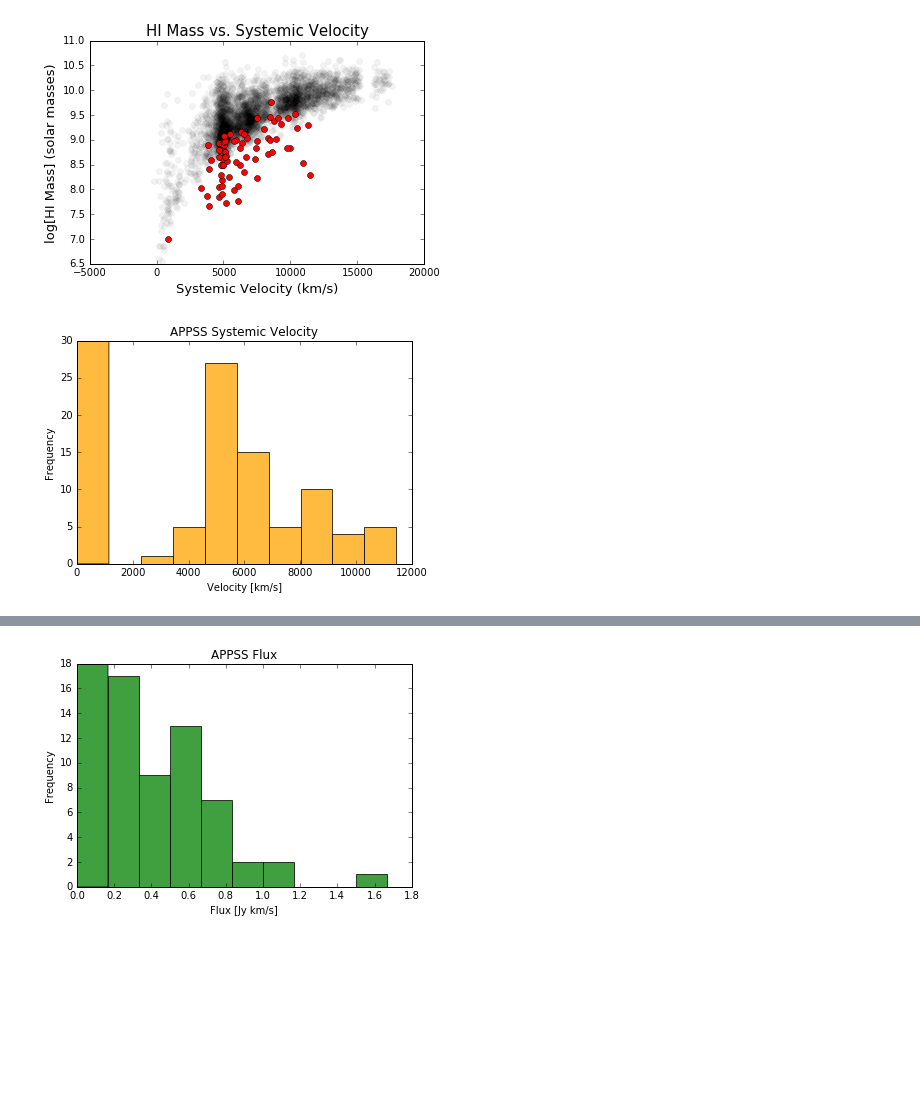
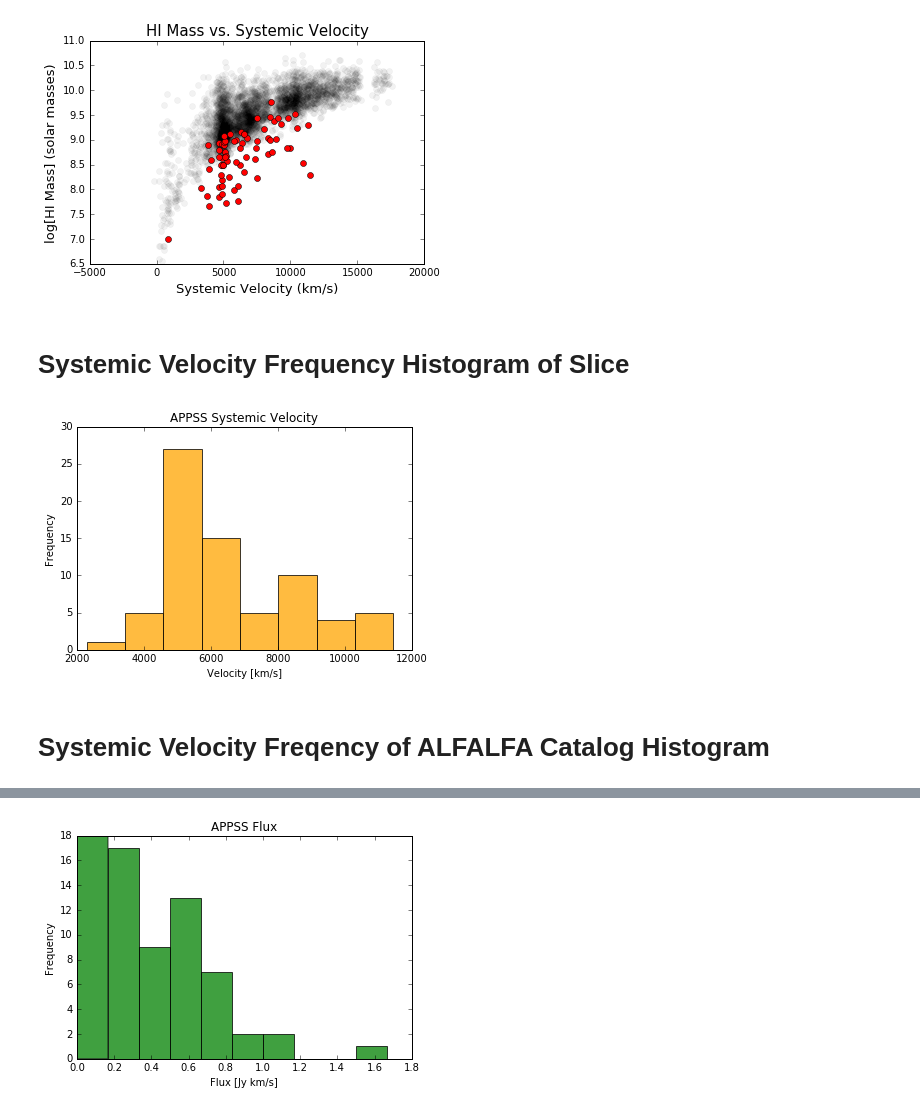
Before and after one commit to jsribaud/APPSS, a Jupyter notebook: Green_Bank_18.ipynb, the cells around one changed output, grey strips where cells are left out. Cells and saved outputs as stored; diff of their text form; code cells hidden in the pictures; blank space fills up the shorter version.

```diff
--- a/Green_Bank_18.ipynb
+++ b/Green_Bank_18.ipynb
@@ -255,17 +276,21 @@ fig2 = plt.gcf()
 #fig2.savefig('HI_mass_vsys.pdf')
 # %% [output]
 [figure]
+# %% [markdown]
+# Systemic Velocity Frequency Histogram of Slice
 # %%
 #systemic velocity frequency of just my slice
 plt.figure(1)
-plt.hist(v1, alpha=.75, facecolor = 'orange', edgecolor= 'black')
+plt.hist(v_sys, alpha=.75, facecolor = 'orange', edgecolor= 'black')
 plt.title("APPSS Systemic Velocity")
 plt.xlabel("Velocity [km/s]")
 plt.ylabel("Frequency")
-pylab.ylim([0,30])
+plt.axis([2000, 12000, 0, 30])
 
 fig1 = plt.gcf()
 
 #fig1.savefig('velocity_APPSS.pdf')
 # %% [output]
-[figure, old version]
+[figure, new version]
+# %% [markdown]
+# Systemic Velocity Freqency of ALFALFA Catalog Histogram
```
Also changed, not shown: parts of 26 cells of this notebook.
